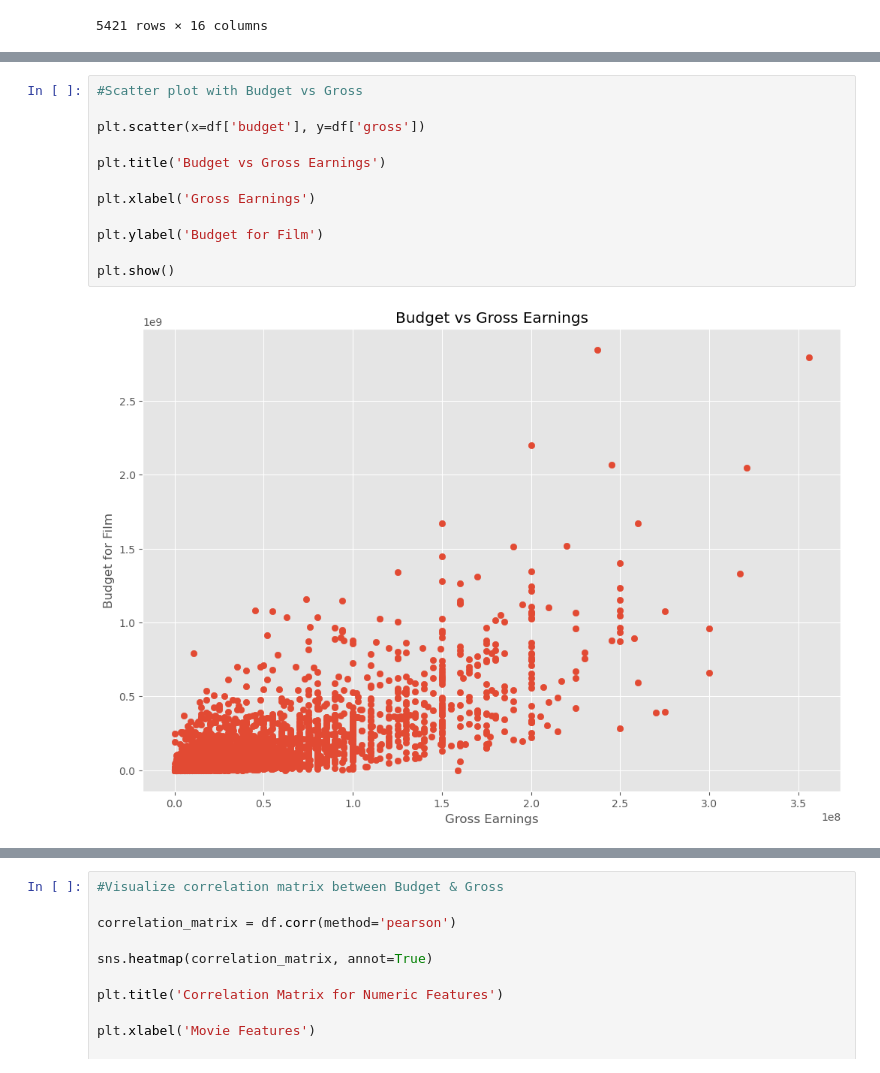
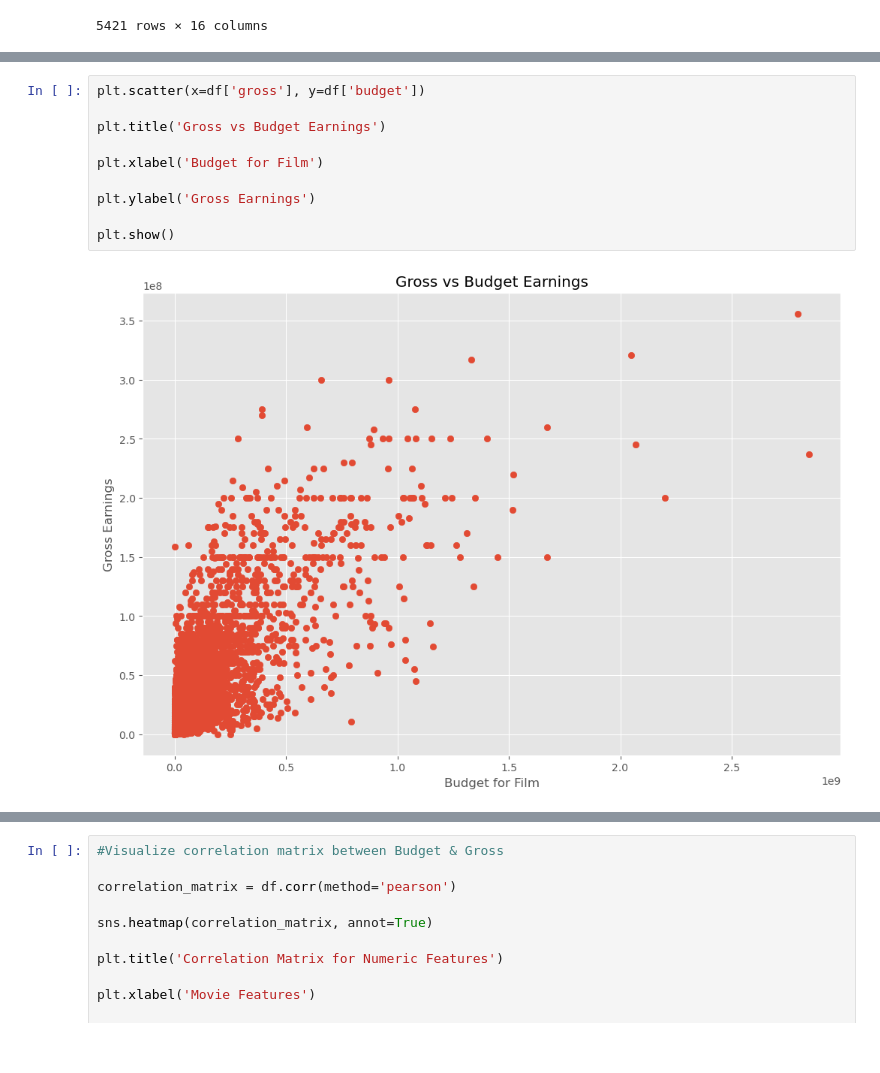
Before and after one commit to dsYooni/PortfolioProjects, a Jupyter notebook: Movie Correlation Project.ipynb, the cells around one changed output, grey strips where cells are left out. Saved outputs shown, nothing was run; the diff lists cells and outputs as text.

```diff
--- a/Movie Correlation Project.ipynb
+++ b/Movie Correlation Project.ipynb
@@ -151,14 +153,12 @@ pd.set_option('display.max_rows', None)
 # %%
-#Scatter plot with Budget vs Gross
+plt.scatter(x=df['gross'], y=df['budget'])
 
-plt.scatter(x=df['budget'], y=df['gross'])
+plt.title('Gross vs Budget Earnings')
 
-plt.title('Budget vs Gross Earnings')
+plt.xlabel('Budget for Film')
 
-plt.xlabel('Gross Earnings')
-
-plt.ylabel('Budget for Film')
+plt.ylabel('Gross Earnings')
 
 plt.show()
 # %% [output]
-[figure, old version]
+[figure, new version]
```
Also changed, not shown: parts of 13 cells of this notebook.
